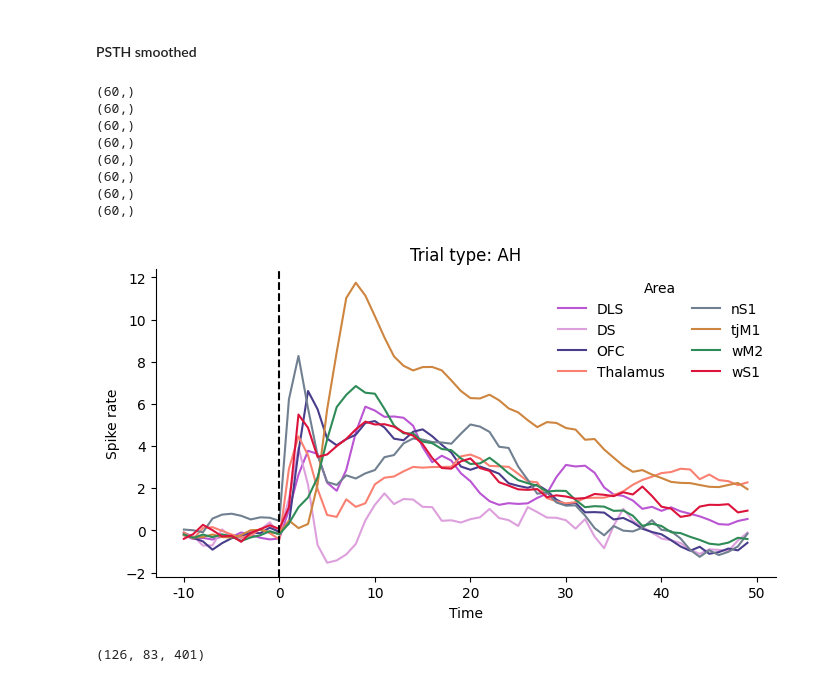
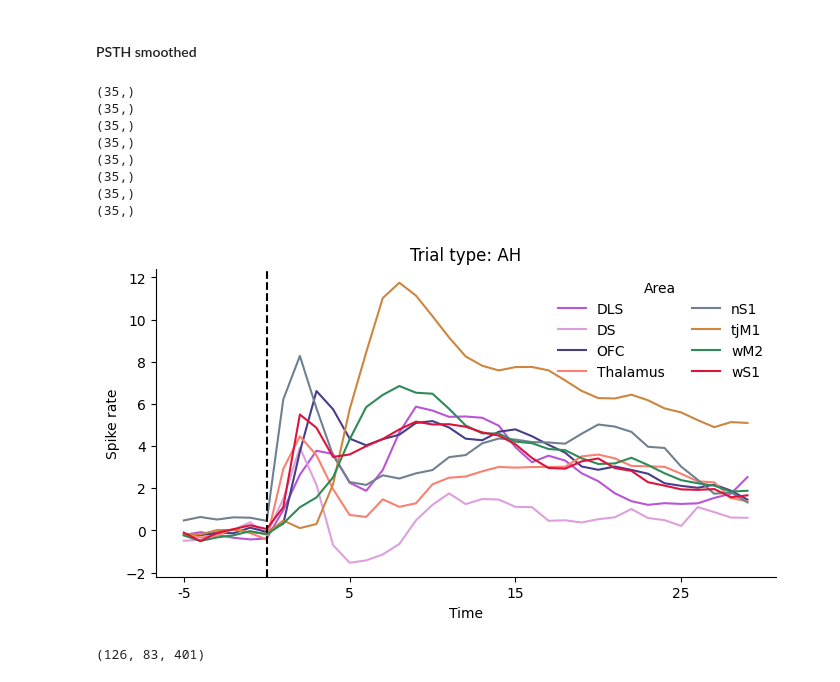
Before and after one commit to abisi/comm-project, a Jupyter notebook: code/cca_cv.ipynb, the cells around one changed output. Cells and saved outputs as stored; diff of their text form; code cells hidden in the pictures.

```diff
--- a/code/cca_cv.ipynb
+++ b/code/cca_cv.ipynb
@@ -142,12 +142,13 @@ for trial_type in trial_type_list:
 #### PSTH smoothed
 # %%
 smooth = True
+smooth_sigma = 1
 
 
 trial_start_idx = 200
-pre_win = 10
+pre_win = 5
 start_idx = trial_start_idx - pre_win
-post_win = 50
+post_win = 30
 stop_idx = trial_start_idx + post_win
 
 #print(trial_start_idx, start_idx, stop_idx)
@@ -163,43 +164,43 @@ for trial_type in trial_type_list:
         spike_array_area = all_psths[trial_type][area]
         spike_array_sub_bas = spike_array_area[:,:,0:100]
         baseline = np.mean(spike_array_sub_bas)
         spike_array_area_correct = spike_array_area - baseline
         mean_spike_rate = (np.mean(spike_array_area_correct, axis=(0,1))) / 0.01
         mean_spike_rate = mean_spike_rate[start_idx:stop_idx]
 
         # Plot
         print(mean_spike_rate.shape)
         if smooth:
-            mean_spike_rate = halfgaussian_filter1d(mean_spike_rate, sigma=1)
+            mean_spike_rate = halfgaussian_filter1d(mean_spike_rate, sigma=smooth_sigma)
 
         ax.plot(mean_spike_rate,
                 color=get_area_color(area),
                 label=area)
 
 
     # Legend
     ax.set_title('Trial type: {}'.format(trial_type.upper()))
     ax.axvline(x=trial_start_idx - start_idx, ls='--',c='k')
     x_ticks = np.arange(0, pre_win+post_win+1)
     x_ticks = x_ticks[::10]
     x_labels = np.arange(-pre_win, +post_win+1)
     x_labels = x_labels[::10]
     #print(x_ticks, x_labels)
     ax.set_xticks(ticks=x_ticks,
                  labels=x_labels)
     ax.set_xlabel('Time')
     ax.set_ylabel('Spike rate')
     plt.legend(title='Area', frameon=False, ncol=2)
 # %% [output]
-(60,)
-(60,)
-(60,)
-(60,)
-(60,)
-(60,)
-(60,)
-(60,)
+(35,)
+(35,)
+(35,)
+(35,)
+(35,)
+(35,)
+(35,)
+(35,)
-[figure, old version]
+[figure, new version]
 # %%
 smooth = True
 
```
Also changed, not shown: parts of 39 cells of this notebook, 1 other file.
